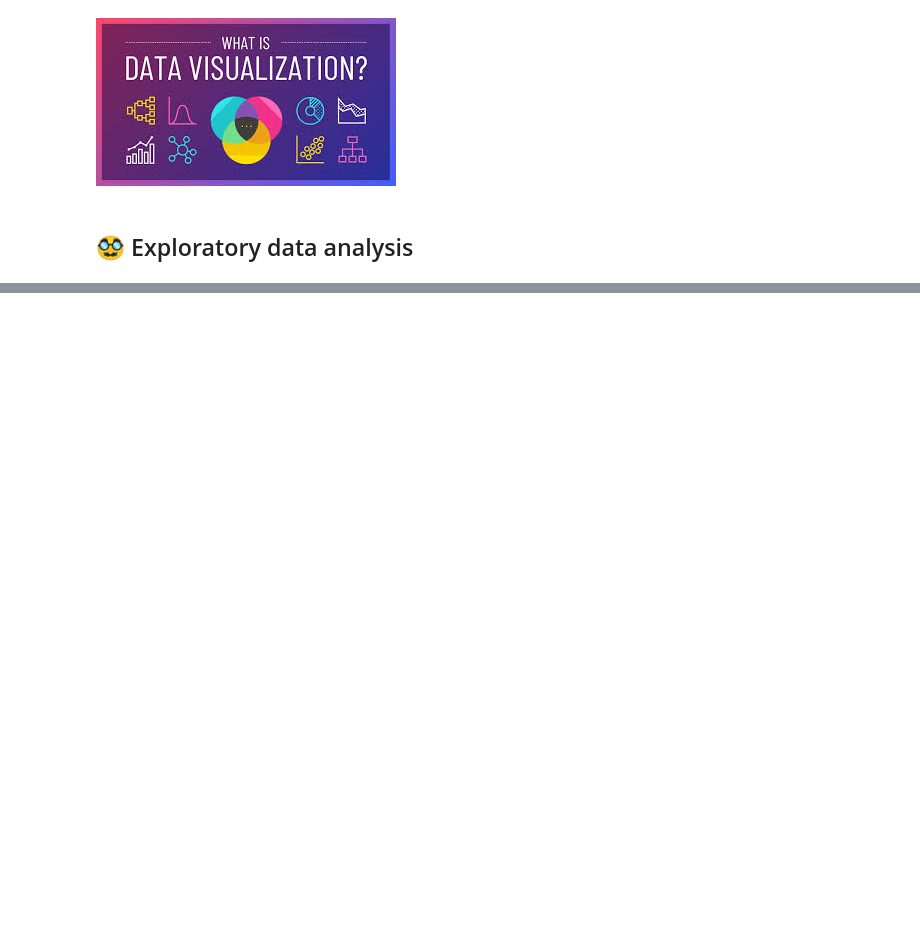
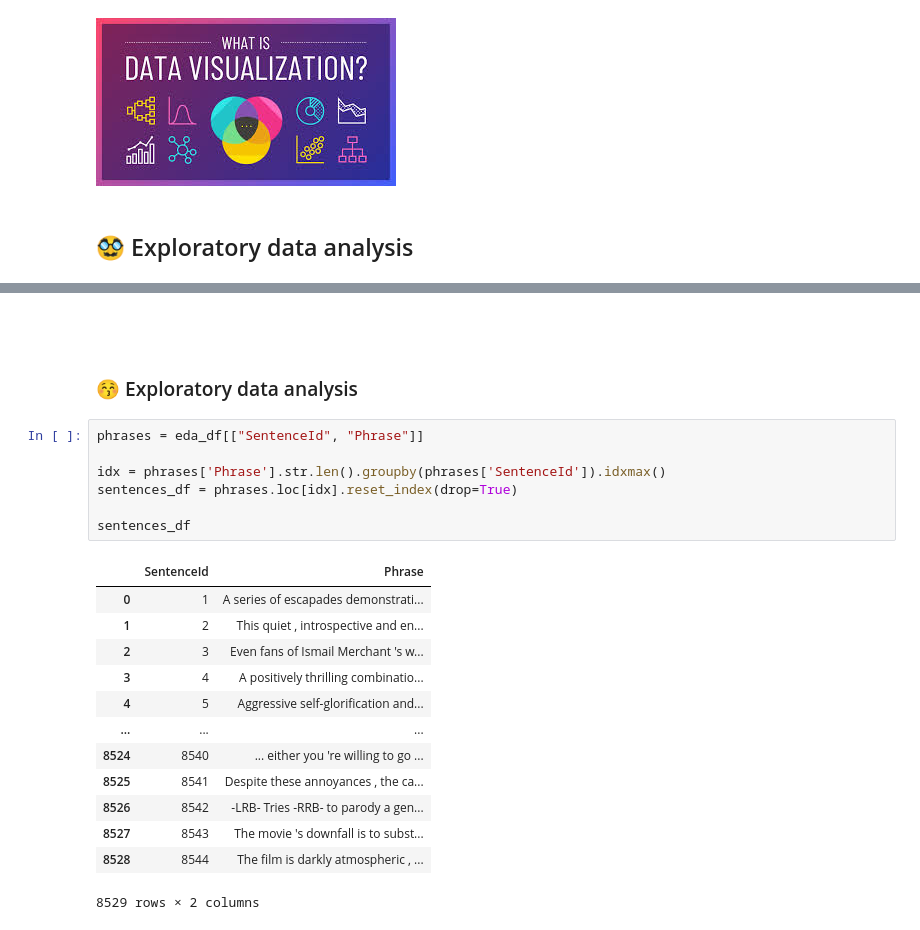
Before and after one commit to trungdung1711/sentiment-analysis-on-movie-reviews, a Jupyter notebook: notebooks/2_data_exploration.ipynb, the cells around one changed output, grey strips where cells are left out. Drawn from its saved outputs; the diff is of its cells as text; blank space fills up the shorter version.

```diff
--- a/notebooks/2_data_exploration.ipynb
+++ b/notebooks/2_data_exploration.ipynb
@@ -4,0 +78,25 @@
+# %% [markdown]
+###
+# %% [markdown]
+### 😚 Exploratory data analysis
+# %%
+phrases = eda_df[["SentenceId", "Phrase"]]
+
+idx = phrases['Phrase'].str.len().groupby(phrases['SentenceId']).idxmax()
+sentences_df = phrases.loc[idx].reset_index(drop=True)
+
+sentences_df
+# %% [output]
+|  | SentenceId | Phrase |
+| 0 | 1 | A series of escapades demonstrati... |
+| 1 | 2 | This quiet , introspective and en... |
+| 2 | 3 | Even fans of Ismail Merchant 's w... |
+| 3 | 4 | A positively thrilling combinatio... |
+| 4 | 5 | Aggressive self-glorification and... |
+| ... | ... | ... |
+| 8524 | 8540 | ... either you 're willing to go ... |
+| 8525 | 8541 | Despite these annoyances , the ca... |
+| 8526 | 8542 | -LRB- Tries -RRB- to parody a gen... |
+| 8527 | 8543 | The movie 's downfall is to subst... |
+| 8528 | 8544 | The film is darkly atmospheric , ... |
+8529 rows × 2 columns
```
Also changed, not shown: parts of 10 cells of this notebook, 4 other files.
